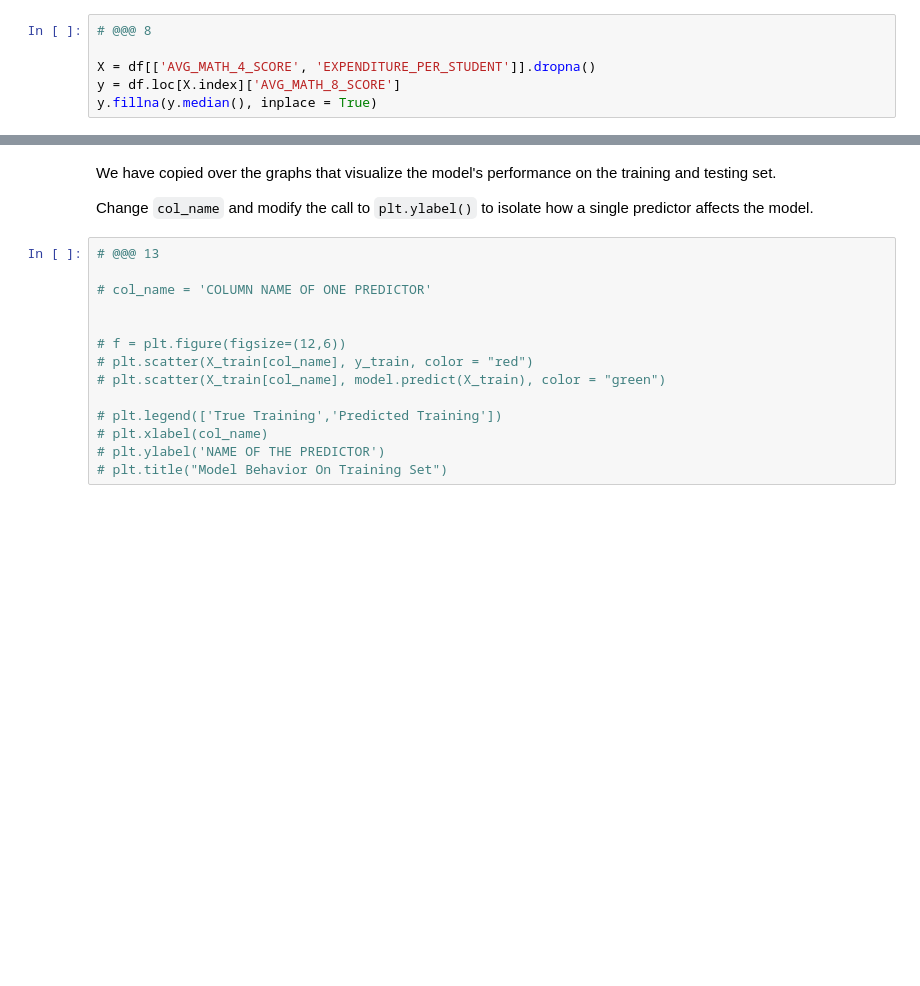
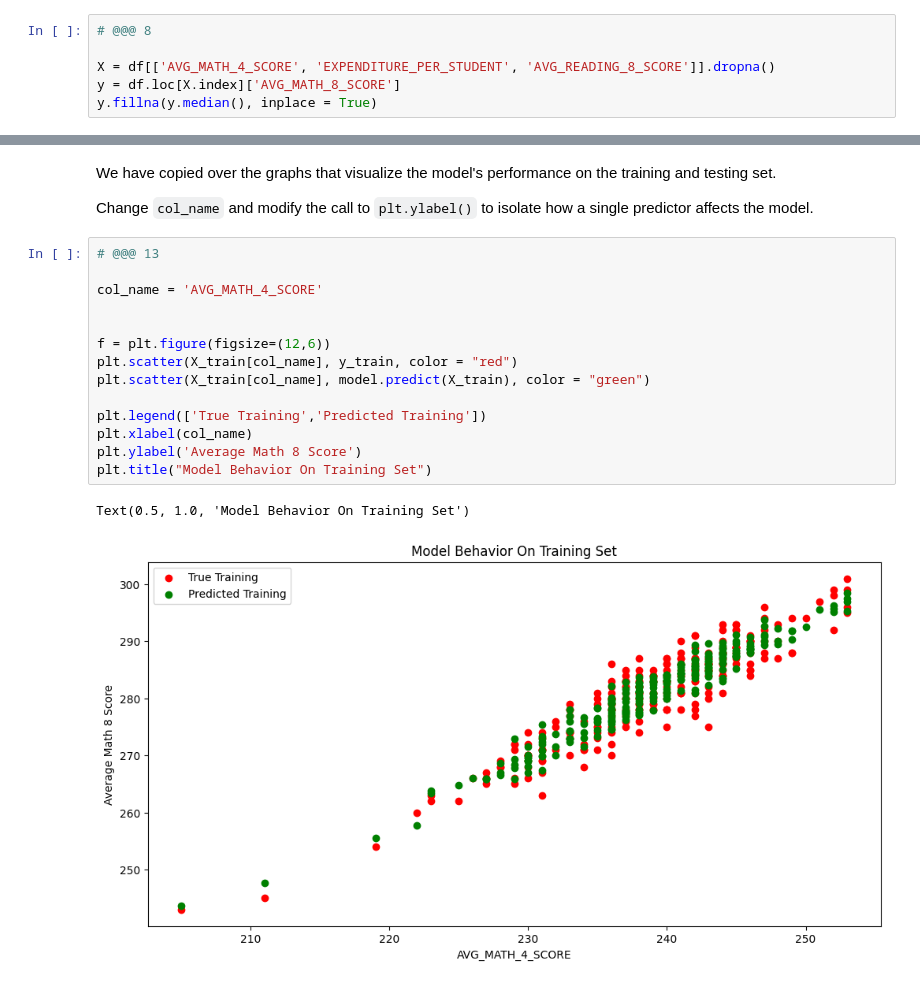
Before and after one commit to helenwang-hailin/MDST-Tutorial, a Jupyter notebook: tutorial1/checkpoint1.ipynb, the cells around one changed output, grey strips where cells are left out. Saved outputs shown, nothing was run; the diff lists cells and outputs as text; blank space fills up the shorter version.

```diff
--- a/tutorial1/checkpoint1.ipynb
+++ b/tutorial1/checkpoint1.ipynb
@@ -208,7 +208,7 @@ from sklearn.model_selection import train_test_split
 # %%
 # @@@ 8
 
-X = df[['AVG_MATH_4_SCORE', 'EXPENDITURE_PER_STUDENT']].dropna()
+X = df[['AVG_MATH_4_SCORE', 'EXPENDITURE_PER_STUDENT', 'AVG_READING_8_SCORE']].dropna()
 y = df.loc[X.index]['AVG_MATH_8_SCORE']
 y.fillna(y.median(), inplace = True)
 # %%
@@ -246,17 +256,20 @@ Change `col_name` and modify the call to `plt.ylabel()` to isolate how a single
 # %%
 # @@@ 13
 
-# col_name = 'COLUMN NAME OF ONE PREDICTOR'
+col_name = 'AVG_MATH_4_SCORE'
 
 
-# f = plt.figure(figsize=(12,6))
-# plt.scatter(X_train[col_name], y_train, color = "red")
-# plt.scatter(X_train[col_name], model.predict(X_train), color = "green")
+f = plt.figure(figsize=(12,6))
+plt.scatter(X_train[col_name], y_train, color = "red")
+plt.scatter(X_train[col_name], model.predict(X_train), color = "green")
 
-# plt.legend(['True Training','Predicted Training'])
-# plt.xlabel(col_name)
-# plt.ylabel('NAME OF THE PREDICTOR')
-# plt.title("Model Behavior On Training Set")
+plt.legend(['True Training','Predicted Training'])
+plt.xlabel(col_name)
+plt.ylabel('Average Math 8 Score')
+plt.title("Model Behavior On Training Set")
+# %% [output]
+Text(0.5, 1.0, 'Model Behavior On Training Set')
+[figure, added]
 # %%
 # @@@ 14
 
```
Also changed, not shown: parts of 3 cells of this notebook.
